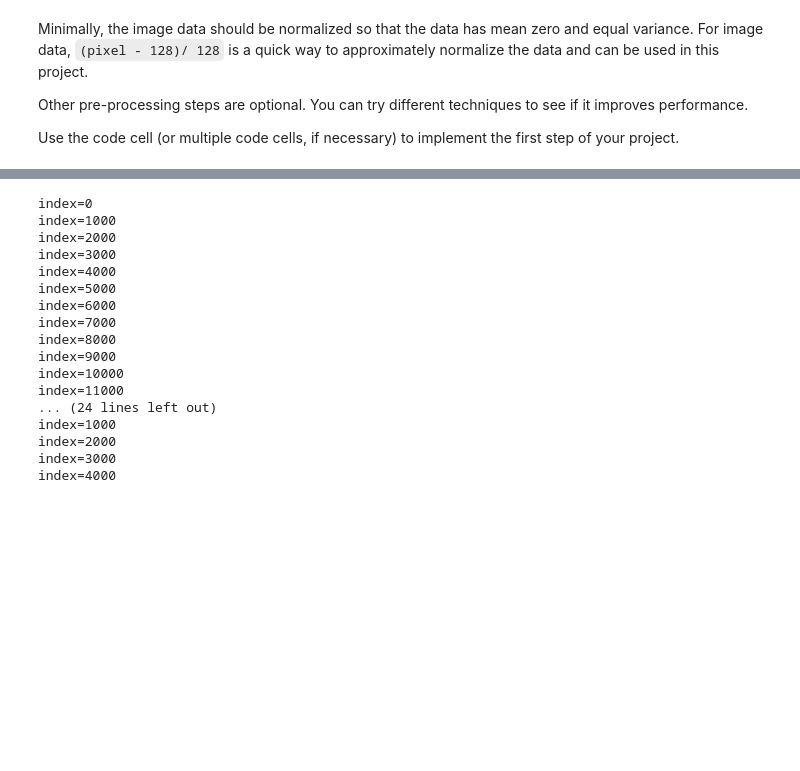
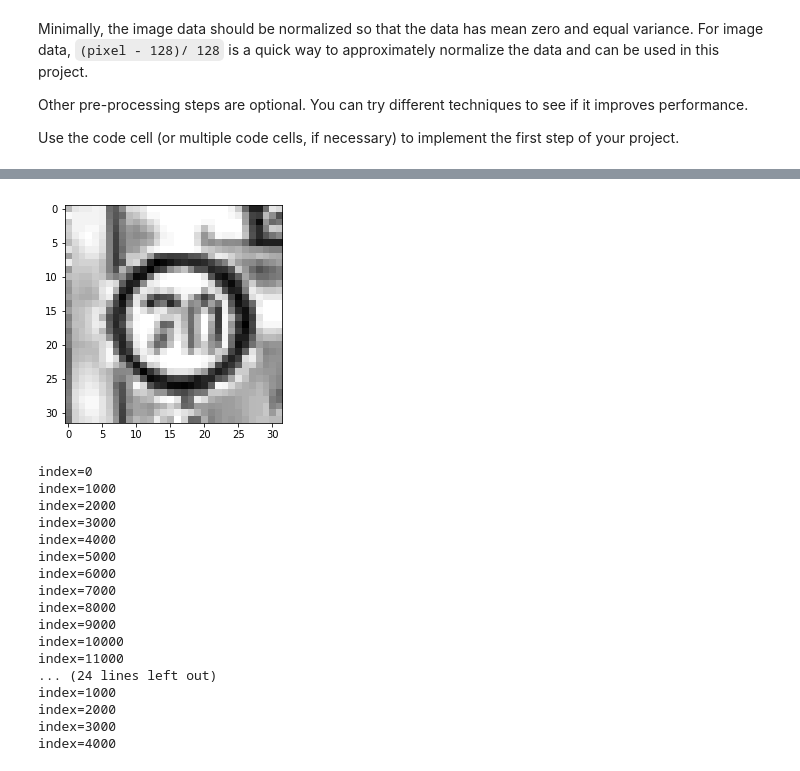
Before and after one commit to AlexSchizoid/CarND-Traffic-Sign-Classifier-Project, a Jupyter notebook: Traffic_Sign_Classifier.ipynb, the cells around one changed output, grey strips where cells are left out. Saved outputs shown, nothing was run; the diff lists cells and outputs as text; code cells hidden in the pictures; blank space fills up the shorter version.

```diff
--- a/Traffic_Sign_Classifier.ipynb
+++ b/Traffic_Sign_Classifier.ipynb
@@ -507,3 +497,18 @@ plt.show()
+# %%
+### Preprocess the data here. It is required to normalize the data. Other preprocessing steps could include
+### converting to grayscale, etc.
+### Feel free to use as many code cells as needed.
+
+image =np.empty_like (X_train[7777])
+np.copyto(image, X_train[7777])
+
+image = equalize(grayscale(image)).reshape(image.shape[0],image.shape[1],1)
+
+plt.figure()
+plt.imshow(image.reshape(image.shape[0],image.shape[1]), cmap='gray')
+plt.show()
+# %% [output]
+[figure, added]
 # %%
 X_train_processed_color = process_color(X_train)
 X_valid_processed_color = process_color(X_valid)
```
Also changed, not shown: parts of 17 cells of this notebook, 3 other files.
